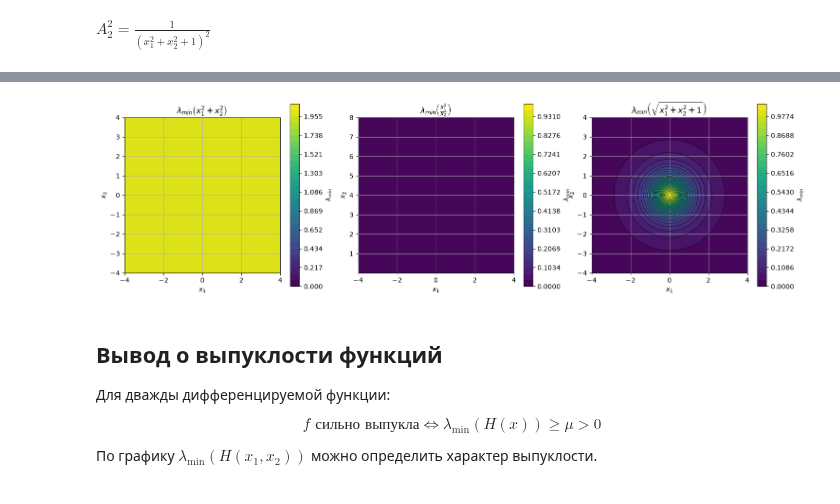
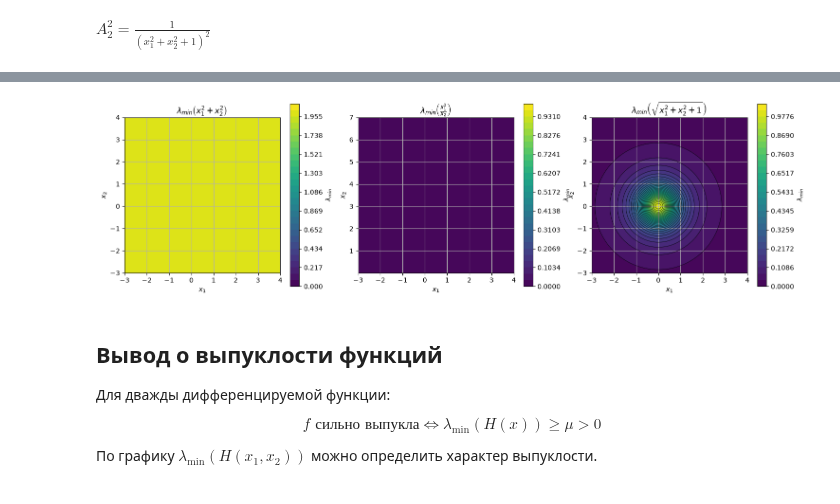
Before and after one commit to mhallan2/metopt, a Jupyter notebook: lab03/lab03_1.ipynb, the cells around one changed output, grey strips where cells are left out. Drawn from its saved outputs; the diff is of its cells as text; code cells hidden in the pictures.

```diff
--- a/lab03/lab03_1.ipynb
+++ b/lab03/lab03_1.ipynb
@@ -30,7 +28,8 @@ from sympy import factor
 init_printing()
 # %%
 N = 10_000
-left, right = -4.0, 4.0
+left, right = -3.0, 4.0
+given_interval = Interval(left, right)
 order = 2
 x_grid = np.random.uniform(left, right, N)
 # %%
@@ -143,10 +146,15 @@ cmap = plt.cm.tab10
 fig, ax = plt.subplots(3, 2, figsize=(12, 12))
 
 for i, f_sympy in enumerate(functions_sympy):
-    f = lambdify(x, f_sympy)
+    f = lambdify(x, f_sympy, "numpy")
 
-    x_plot = np.linspace(1e-2, right, N) if f_sympy.has(ln) else x_grid_plot
+    domain = continuous_domain(f_sympy, x, S.Reals).intersect(given_interval)
+    eps = 1e-6 * (domain.end - domain.start)
 
+    start = domain.start if not domain.left_open else domain.start + eps
+    end = domain.end if not domain.right_open else domain.end - eps
+
+    x_plot = np.linspace(float(start), float(end), N)
     left_plot, right_plot = x_plot[0], x_plot[-1]
 
     a = ax[i // 2, i % 2]
@@ -232,5 +240,5 @@ for g in functions_sympy_2d:
     H = simplify(hessian(g, (x1, x2)))
     hessians[g] = H
 
-    display(Math(f"\\nabla^2 \\left({latex(g)}\\right) = {latex(H)}"))
+    display(Math(f"\\Delta \\left({latex(g)}\\right) = {latex(H)}"))
 # %% [output]
@@ -279,11 +287,11 @@ for i, (g, H) in enumerate(hessians.items(), 1):
         eigenvalues[g].append(lam)
         alg_mult = eig[1]
         geom_mult = len(eig[2])
-        lam = factor(lam)
+        # lam = simplify(lam)
 
         display(
             Math(
-                f"λ_{j} = {latex(lam)}, \\quad АК = {latex(alg_mult)}, \\quad ГК = {latex(geom_mult)}"
+                f"\\lambda_{j} = {latex(lam)}, \\quad АК = {latex(alg_mult)}, \\quad ГК = {latex(geom_mult)}"
             )
         )
 # %% [output]
@@ -323,60 +331,48 @@ plt.show()
 eps = 1e-12
 n_levels = 30
 
+
+def make_grid(g):
+    if g.has(1 / x2):
+        return np.mgrid[1e-2 : right + abs(left) : 500j, left:right:500j]
+    return np.mgrid[left:right:500j, left:right:500j]
+
+
 fig, axes = plt.subplots(1, 3, figsize=(18, 5))
+
 for ax, (g, eigs) in zip(axes, eigenvalues.items()):
-    Y, X = np.mgrid[left:right:500j, left:right:500j]
-
-    if g.has(1 / x2):
-        Y, X = np.mgrid[1e-2 : right + abs(left) : 500j, left:right:500j]
-
+    Y, X = make_grid(g)
     lam_min = eigs[0]
-    lam_min_func = lambdify((x1, x2), lam_min, "numpy")
-
-    Z = np.broadcast_to(lam_min_func(X, Y), X.shape)
+    Z = lambdify((x1, x2), lam_min, "numpy")(X, Y) * np.ones_like(X)
 
     z_max = np.max(Z)
     upper = z_max * 1.05
 
     if upper < eps:
         upper = 1.0
 
     levels = np.linspace(0.0, upper, n_levels)
-
-    filled = ax.contourf(
-        X,
-        Y,
-        Z,
-        levels=levels,
-        cmap="viridis",
-    )
+    filled = ax.contourf(X, Y, Z, levels=levels, cmap="viridis")
 
     # Контуры строим только для непостоянной функции
     if np.ptp(Z) > eps:
-        ax.contour(
-            X,
-            Y,
-            Z,
-            levels=levels,
-            colors="black",
-            linewidths=0.5,
-        )
+        ax.contour(X, Y, Z, levels=levels, colors="black", linewidths=0.5)
 
     ax.set_title(f"$\\lambda_{{min}}\\left({latex(g)}\\right)$")
     ax.set_xlabel("$x_1$")
     ax.set_ylabel("$x_2$")
     ax.set_aspect("equal")
     ax.grid()
 
     fig.colorbar(
         filled,
         ax=ax,
         label="$\\lambda_{min}$",
     )
 
 plt.show()
 # %% [output]
-[figure, old version]
+[figure, new version]
 # %% [markdown]
 ## Вывод о выпуклости функций
 
```
Also changed, not shown: parts of 9 cells of this notebook, 2 other files.
